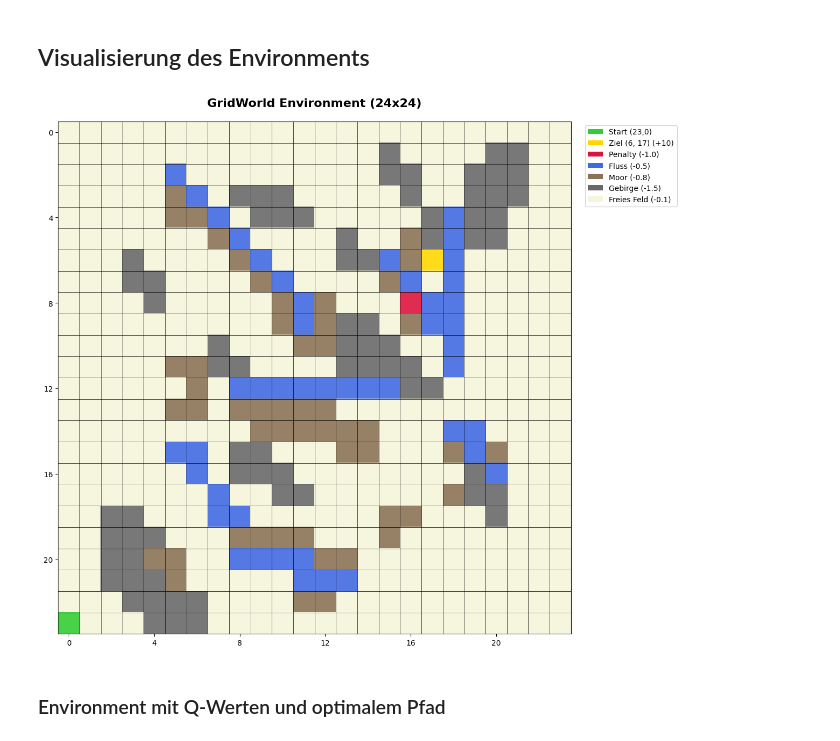
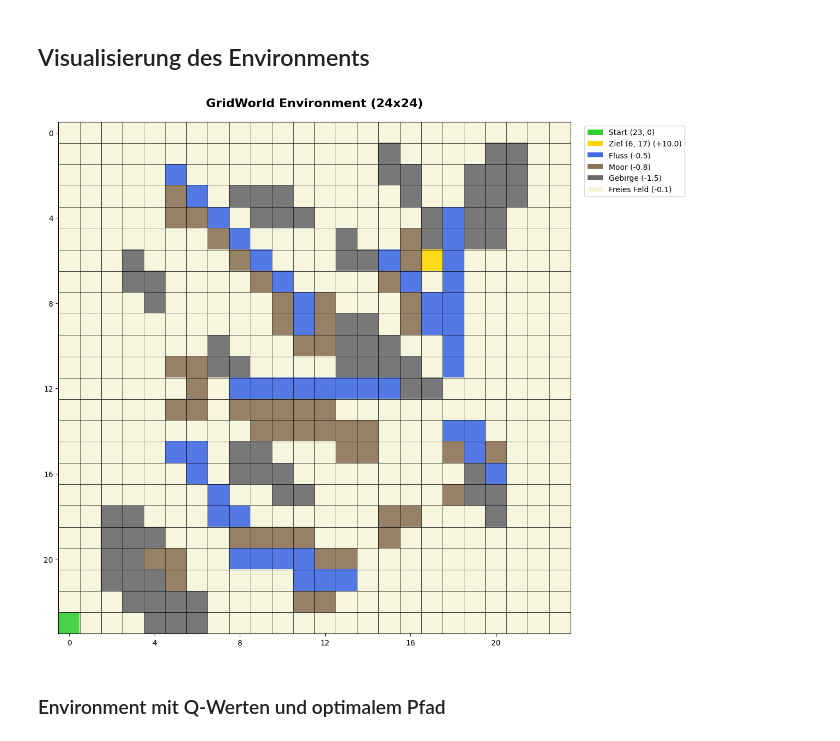
Before and after one commit to rafa22844/qnet, a Jupyter notebook: gridworld.ipynb, the cells around one changed output. Drawn from its saved outputs; the diff is of its cells as text; code cells hidden in the pictures.

```diff
--- a/gridworld.ipynb
+++ b/gridworld.ipynb
@@ -4,20 +4,3 @@
 %reset -f
 # %% [markdown]
 ## Environment
-# %%
-# Base Environment class
-class Environment:
-    def __init__(self, shape, landmarks: list = None):
-        self.shape = shape
-        self.landmarks = landmarks
-        self.reset()
-
-    def reset(self):
-        """Defines and resets the entire state space."""
-        self.state = None
-        return self.state
-
-    def step(self, action):
-        """Defines the next state and reward regarding to an action at current state."""
-        reward, done = None, False
-        return self.state, reward, done
@@ -344,12 +493,13 @@ import matplotlib.pyplot as plt
 import matplotlib.patches as mpatches
 from matplotlib.colors import ListedColormap
 
-def visualize_environment(environment, agent=None, path_states=None):
+def visualize_environment(environment, reward_config: RewardConfig, agent=None, path_states=None):
     """
-    Visualisiert das GridEnvironment mit Hindernissen, Landmarks und optionalem Pfad.
+    Visualisiert das GridEnvironment mit Hindernissen und optionalem Pfad.
 
     Args:
         environment: GridEnvironment Instanz
+        reward_config: RewardConfig mit Terrain-Kosten und Goal-Reward
         agent: QLearningAgent (optional) - wenn angegeben, werden Q-Werte visualisiert
         path_states: Liste von States für optimalen Pfad (optional)
     """
@@ -359,9 +509,6 @@ def visualize_environment(environment, agent=None, path_states=None):
 
     # Grid-Matrix erstellen
     grid = np.zeros(environment.shape)
-
-    # Legende-Elemente
-    legend_elements = []
 
     # Hindernisse eintragen
     for obstacle_type, positions in environment.obstacles.items():
@@ -373,17 +520,11 @@ def visualize_environment(environment, agent=None, path_states=None):
             elif obstacle_type == "mountain":
                 grid[pos] = 3
 
-    # Landmarks eintragen
-    if environment.landmarks:
-        grid[environment.landmarks[0]] = 4  # Ziel
-        if len(environment.landmarks) > 1:
-            for penalty_pos in environment.landmarks[1:]:
-                if isinstance(penalty_pos, tuple):
-                    grid[penalty_pos] = 5  # Penalty
+    # Goal eintragen
+    grid[environment.goal_position] = 4
 
     # Startposition
-    start_pos = (environment.shape[0] - 1, 0)
-    grid[start_pos] = 6
+    grid[environment.start_position] = 5
 
     # Farbschema - natürliche Farben für realistische Umgebung
     colors = [
@@ -392,13 +533,12 @@ def visualize_environment(environment, agent=None, path_states=None):
         '#8B7355',  # 2: Braun (Moor)
         '#696969',  # 3: Dunkelgrau (Gebirge)
         '#FFD700',  # 4: Gold (Ziel)
-        '#DC143C',  # 5: Rot (Penalty)
-        '#32CD32'   # 6: Grün (Start)
+        '#32CD32'   # 5: Grün (Start)
     ]
     cmap = ListedColormap(colors)
 
     # Grid visualisieren
-    im = ax.imshow(grid, cmap=cmap, vmin=0, vmax=6, alpha=0.9)
+    im = ax.imshow(grid, cmap=cmap, vmin=0, vmax=5, alpha=0.9)
 
     # Pfad visualisieren (falls vorhanden)
     if path_states:
@@ -446,45 +586,45 @@ def visualize_environment(environment, agent=None, path_states=None):
     ax.set_xticks(np.arange(-0.5, environment.shape[1], 1), minor=True)
     ax.set_yticks(np.arange(-0.5, environment.shape[0], 1), minor=True)
     ax.grid(which="minor", color="black", linestyle='-', linewidth=0.5)
     ax.tick_params(which="minor", size=0)
 
     # Achsenbeschriftung - nur jede 2. oder 4. Position für größere Grids
     tick_step = 1 if environment.shape[0] <= 10 else (2 if environment.shape[0] <= 16 else 4)
     ax.set_xticks(np.arange(0, environment.shape[1], tick_step))
     ax.set_yticks(np.arange(0, environment.shape[0], tick_step))
     ax.set_xticklabels(np.arange(0, environment.shape[1], tick_step))
     ax.set_yticklabels(np.arange(0, environment.shape[0], tick_step))
 
-    # Legende erstellen mit aktualisierten TERRAIN_COSTS
+    # Terrain costs für Legende
+    tc = reward_config.terrain_costs
+
+    # Legende erstellen
     legend_elements = [
-        mpatches.Patch(facecolor='#32CD32', label=f'Start ({start_pos[0]},{start_pos[1]})'),
-        mpatches.Patch(facecolor='#FFD700', label=f'Ziel {environment.landmarks[0]} (+{GOAL_REWARD})'),
-        mpatches.Patch(facecolor='#4169E1', label=f'Fluss ({TERRAIN_COSTS["river"]})'),
-        mpatches.Patch(facecolor='#8B7355', label=f'Moor ({TERRAIN_COSTS["swamp"]})'),
-        mpatches.Patch(facecolor='#696969', label=f'Gebirge ({TERRAIN_COSTS["mountain"]})'),
-        mpatches.Patch(facecolor='#F5F5DC', label=f'Freies Feld ({TERRAIN_COSTS["free"]})')
+        mpatches.Patch(facecolor='#32CD32', label=f'Start {environment.start_position}'),
+        mpatches.Patch(facecolor='#FFD700', label=f'Ziel {environment.goal_position} (+{reward_config.goal_reward})'),
+        mpatches.Patch(facecolor='#4169E1', label=f'Fluss ({tc.river})'),
+        mpatches.Patch(facecolor='#8B7355', label=f'Moor ({tc.swamp})'),
+        mpatches.Patch(facecolor='#696969', label=f'Gebirge ({tc.mountain})'),
+        mpatches.Patch(facecolor='#F5F5DC', label=f'Freies Feld ({tc.free})')
     ]
-
-    if len(environment.landmarks) > 1:
-        legend_elements.insert(2, mpatches.Patch(facecolor='#DC143C', label='Penalty (-1.0)'))
 
     if path_states:
         legend_elements.append(mpatches.Patch(facecolor='darkgreen', label='Optimaler Pfad'))
 
     if agent and environment.shape[0] <= 12:
         legend_elements.append(mpatches.Patch(facecolor='purple', label='Q-Werte (Pfeile)'))
 
     ax.legend(handles=legend_elements, loc='upper left', bbox_to_anchor=(1.02, 1), fontsize=10)
 
     ax.set_title(f'GridWorld Environment ({environment.shape[0]}x{environment.shape[1]})',
                  fontsize=16, fontweight='bold', pad=20)
     plt.tight_layout()
     plt.show()
 
 # Environment visualisieren
-visualize_environment(env)
+visualize_environment(env, reward_config)
 # %% [output]
-[figure, old version]
+[figure, new version]
 # %% [markdown]
 ### Environment mit Q-Werten und optimalem Pfad
 # %%
```
Also changed, not shown: parts of 8 cells of this notebook, 1 other file.
